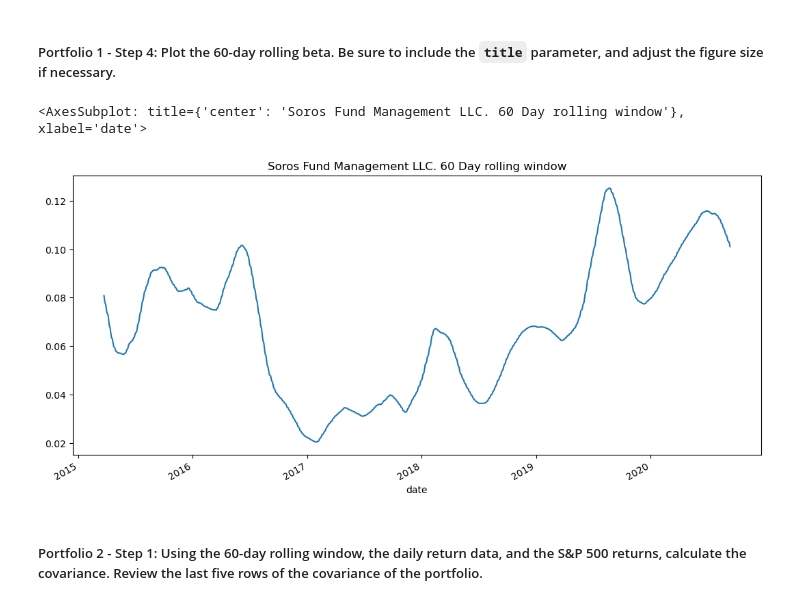
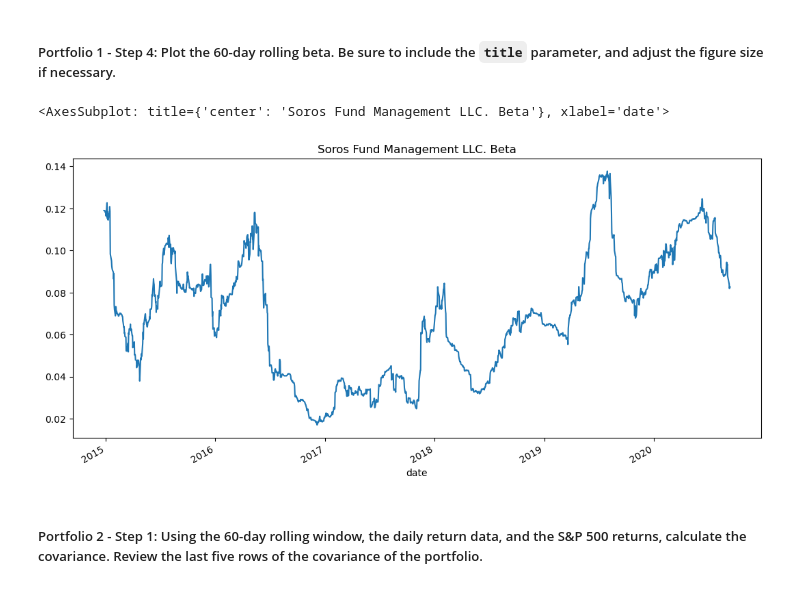
Before and after one commit to reiccv/Module_4_Challenge, a Jupyter notebook: risk_return_analysis.ipynb, the cells around one changed output. Cells and saved outputs as stored; diff of their text form; code cells hidden in the pictures.

```diff
--- a/risk_return_analysis.ipynb
+++ b/risk_return_analysis.ipynb
@@ -427,10 +415,10 @@ Length: 1379, dtype: float64
 # %%
 # Plot the rolling beta
 # Include a title parameter and adjust the figure size
-soros_beta_average.plot(title="Soros Fund Management LLC. 60 Day rolling window", figsize=(13,6))
+soros_beta.plot(title="Soros Fund Management LLC. Beta", figsize=(13,6))
 # %% [output]
-<AxesSubplot: title={'center': 'Soros Fund Management LLC. 60 Day rolling window'}, xlabel='date'>
+<AxesSubplot: title={'center': 'Soros Fund Management LLC. Beta'}, xlabel='date'>
-[figure, old version]
+[figure, new version]
 # %% [markdown]
 ##### Portfolio 2 - Step 1: Using the 60-day rolling window, the daily return data, and the S&P 500 returns, calculate the covariance. Review the last five rows of the covariance of the portfolio.
 # %%
```
Also changed, not shown: parts of 3 cells of this notebook, 1 other file.
